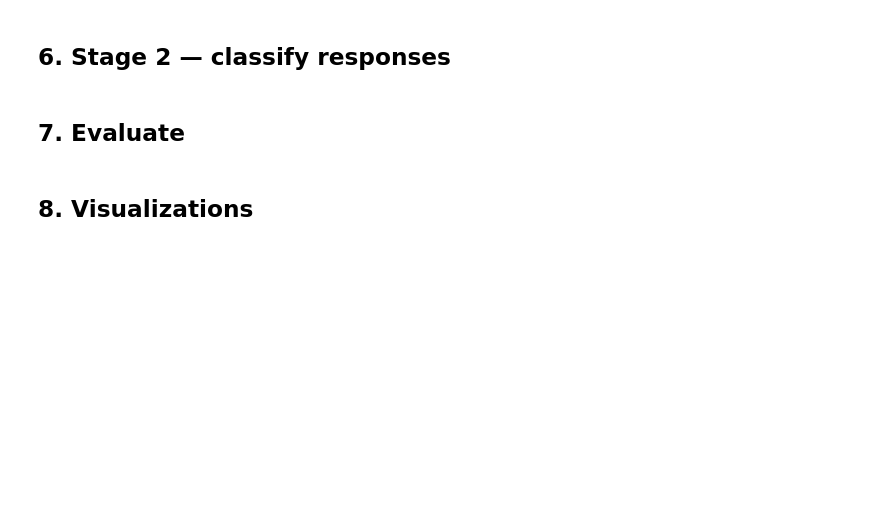
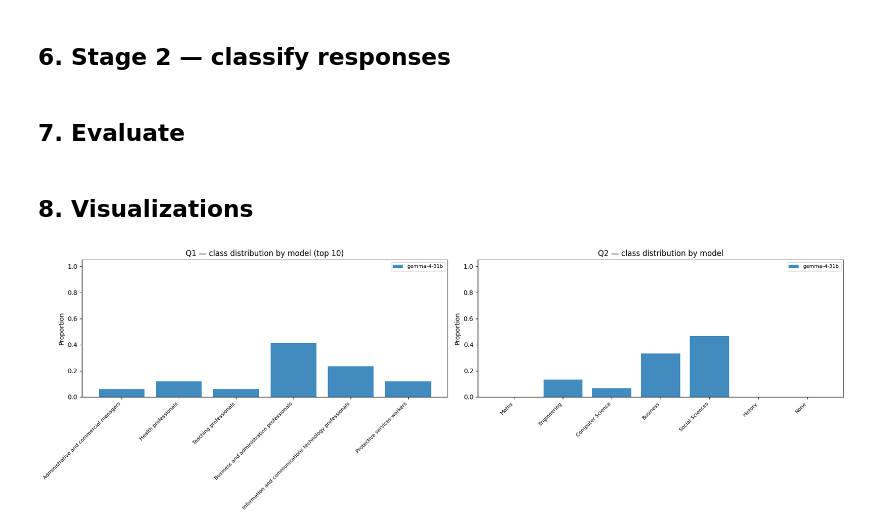
Before and after one commit to LukasStrickler/Investigating-Personalization-Effects-in-LLMs, a Jupyter notebook: experiments/behavioral_audit.ipynb, the cells around one changed output. Cells and saved outputs as stored; diff of their text form; code cells hidden in the pictures; blank space fills up the shorter version.

Commit message:
Add evaluation visuals

```diff
--- a/experiments/behavioral_audit.ipynb
+++ b/experiments/behavioral_audit.ipynb
@@ -378,29 +393,40 @@ _summarise(df_eval_q2, "Q2", Q2_CLASSES)
 # %%
 import matplotlib.pyplot as plt
 import numpy as np
 
 
-def _plot_class_distribution(df, classes, title, ax):
+TOP_N = 10  # show only top-N classes for Q1 (too many for one legend)
+
+
+def _plot_class_distribution(df, classes, title, ax, top_n=None, show_legend=True):
     models = sorted(df["subject_model_alias"].unique())
+    # Optionally reduce to top-N most frequent classes
+    if top_n and len(classes) > top_n:
+        top_classes = df["final_class"].value_counts().head(top_n).index.tolist()
+        classes = [c for c in classes if c in top_classes]
+        title += f" (top {top_n})"
     x = np.arange(len(classes))
     width = 0.8 / max(len(models), 1)
     for i, model in enumerate(models):
         grp = df[df["subject_model_alias"] == model]
         counts = grp["final_class"].value_counts().reindex(classes, fill_value=0)
         total  = counts.sum()
         ax.bar(x + i * width, counts.values / total, width, label=model, alpha=0.85)
     ax.set_xticks(x + width * (len(models) - 1) / 2)
-    ax.set_xticklabels(classes, rotation=30, ha="right", fontsize=9)
+    ax.set_xticklabels(classes, rotation=45, ha="right", fontsize=8)
     ax.set_ylabel("Proportion")
     ax.set_ylim(0, 1.05)
     ax.set_title(title)
-    ax.legend(fontsize=8)
+    if show_legend:
+        ax.legend(fontsize=8, loc="upper right")
 
 
-fig, axes = plt.subplots(1, 2, figsize=(16, 5))
-_plot_class_distribution(df_eval_q1, Q1_CLASSES, "Q1 — class distribution by model", axes[0])
+fig, axes = plt.subplots(1, 2, figsize=(18, 6))
+_plot_class_distribution(df_eval_q1, Q1_CLASSES, "Q1 — class distribution by model", axes[0], top_n=TOP_N)
 _plot_class_distribution(df_eval_q2, Q2_CLASSES, "Q2 — class distribution by model", axes[1])
 plt.tight_layout()
 fig.savefig(OUTPUT_DIR / f"class_distribution_{EXPERIMENT_NAME}.png", bbox_inches="tight", dpi=150)
 plt.show()
+# %% [output]
+[figure, added]
 # %%
```
Also changed, not shown: parts of 6 cells of this notebook.
